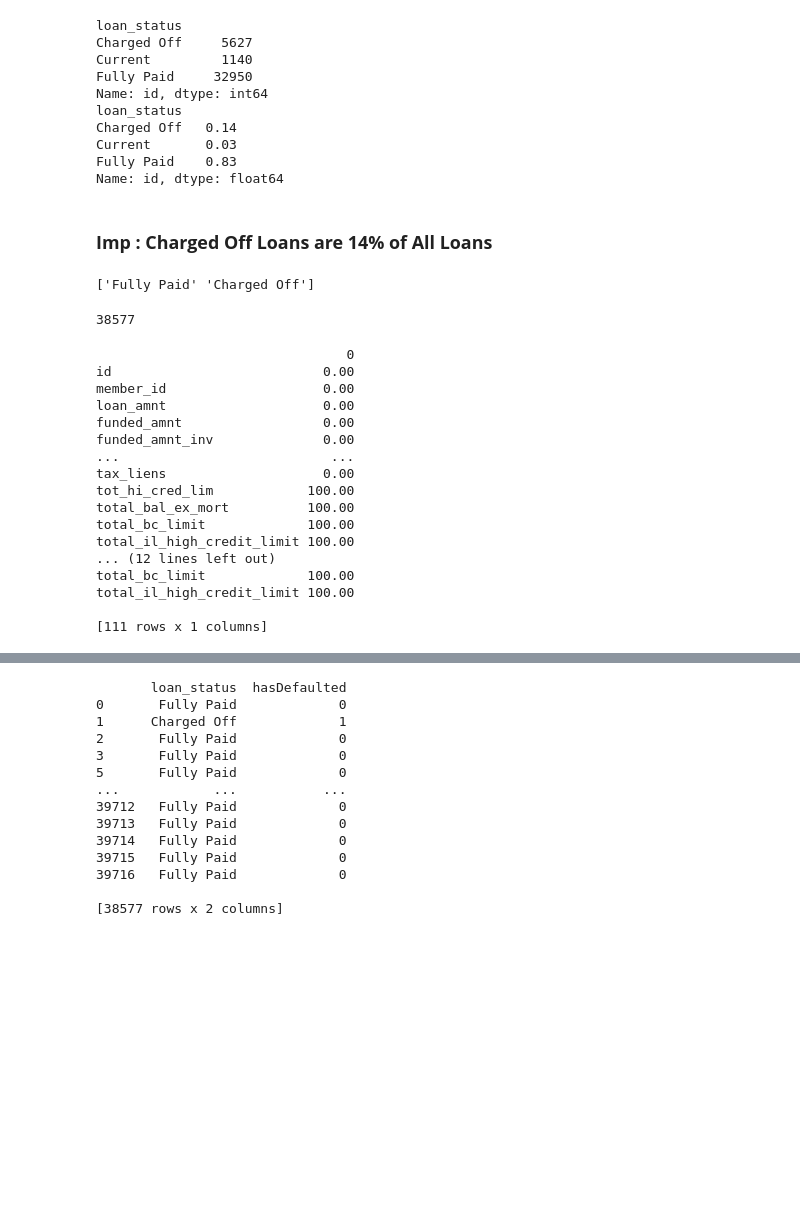
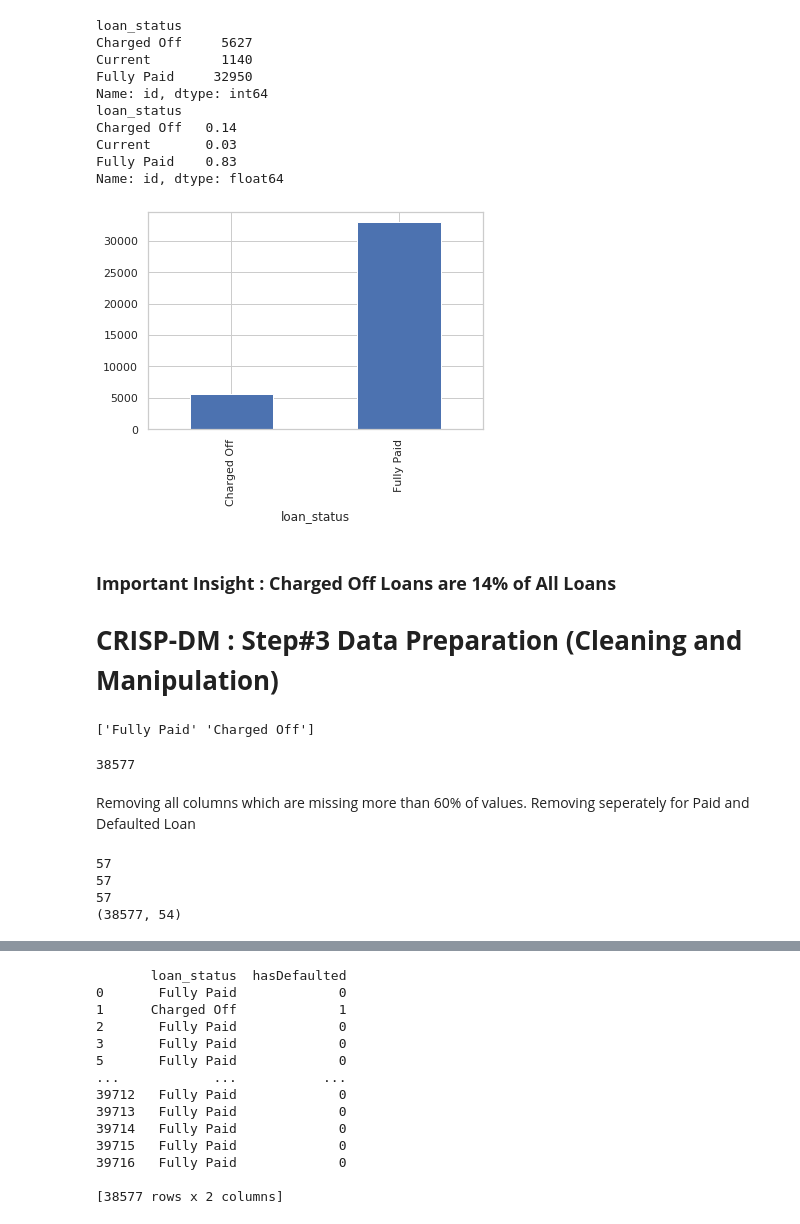
Before and after one commit to HemantTiwariGitHub/IntelligenceCodes, a Jupyter notebook: LendingClub.ipynb, the cells around one changed output, grey strips where cells are left out. Cells and saved outputs as stored; diff of their text form; code cells hidden in the pictures; blank space fills up the shorter version.

```diff
--- a/LendingClub.ipynb
+++ b/LendingClub.ipynb
@@ -72,6 +69,14 @@ Charged Off   0.14
 Current       0.03
 Fully Paid    0.83
 Name: id, dtype: float64
+# %%
+import matplotlib.pyplot as plt
+AmountGrouped = loan.groupby('loan_status').loan_amnt.count().plot.bar()
+plt.show()
+# %% [output]
+[figure, added]
 # %% [markdown]
-### **Imp : Charged Off Loans are 14% of All Loans**
+### **Important Insight : Charged Off Loans are 14% of All Loans**
+
+# **CRISP-DM : Step#3 Data Preparation (Cleaning and Manipulation)**
 # %%
@@ -83,6 +87,9 @@ len(loan)
 # %% [output]
 ['Fully Paid' 'Charged Off']
 38577
+# %% [markdown]
+Removing all columns which are missing more than 60% of values.
+Removing seperately for Paid and Defaulted Loan
 # %%
 #check which columns have blanks, but need to be careful as some colums might be useful only for particular categories
 PaidLoan = loan[loan['loan_status']=='Fully Paid']
@@ -90,30 +97,20 @@ DefaultedLoan = loan[loan['loan_status']=='Charged Off']
 
 def removeMissing(dataFrame, Threshold):
     missingPercentage = round(100*(dataFrame.isnull().sum()/len(dataFrame.index)))
-    missing= list(missing[missing >= 50].index)
+    missingColumnsWithMoreValuesMissing= list(missingPercentage[missingPercentage >= Threshold].index)
+    print(len(missingColumnsWithMoreValuesMissing))
+    dataFrame = dataFrame.drop(missingColumnsWithMoreValuesMissing,axis=1)
+    return dataFrame
+
+Threshold = 60
+PaidLoan = removeMissing(PaidLoan, Threshold)
+DefaultedLoan = removeMissing(DefaultedLoan, Threshold)
+loan = removeMissing(loan, Threshold)
 
 
-g=
-
-len(columns_with_missing_values)
-
-print(PaidLoanBlanksDF)
-print(DefLoanBlanksDF)
+print(loan.shape)
 # %% [output]
-                                0
-id                           0.00
-member_id                    0.00
-loan_amnt                    0.00
-funded_amnt                  0.00
-funded_amnt_inv              0.00
-...                           ...
-tax_liens                    0.00
-tot_hi_cred_lim            100.00
-total_bal_ex_mort          100.00
-total_bc_limit             100.00
-total_il_high_credit_limit 100.00
-... (12 lines left out)
-total_bc_limit             100.00
-total_il_high_credit_limit 100.00
-
-[111 rows x 1 columns]
+57
+57
+57
+(38577, 54)
```
Also changed, not shown: parts of 16 cells of this notebook.
